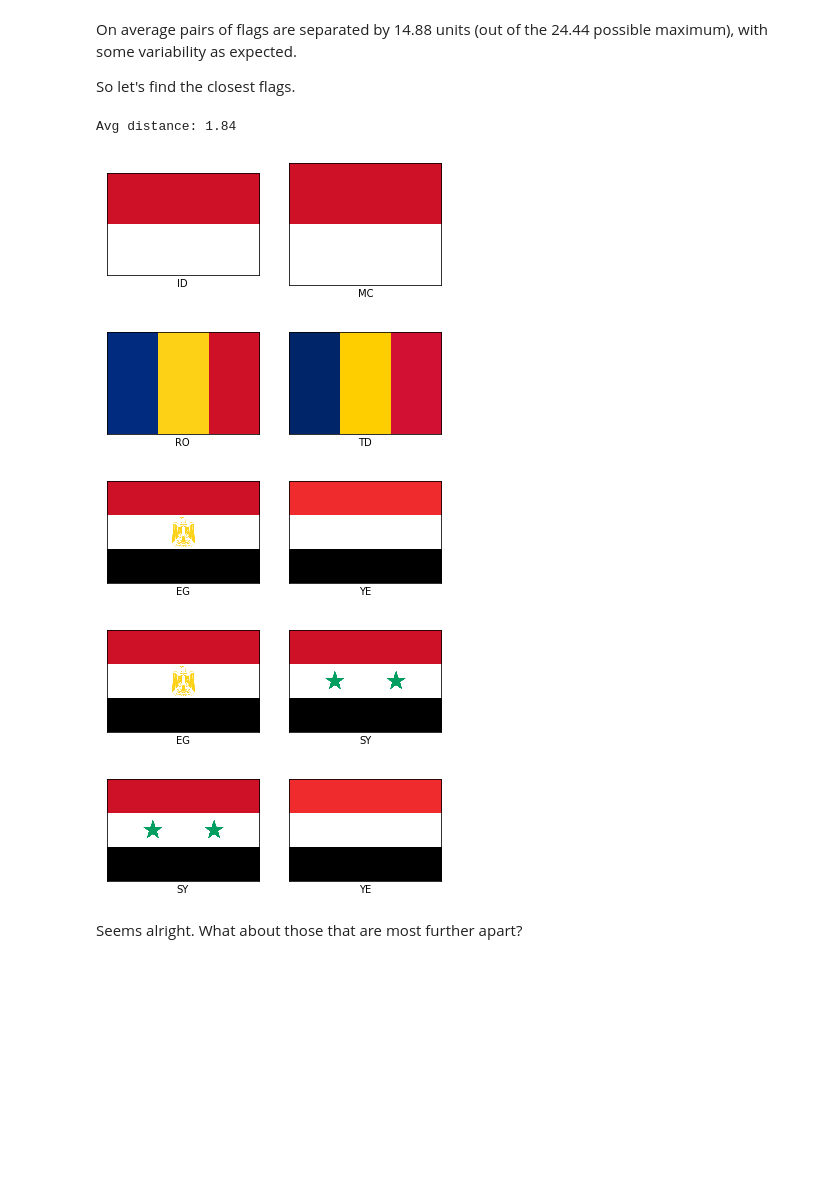
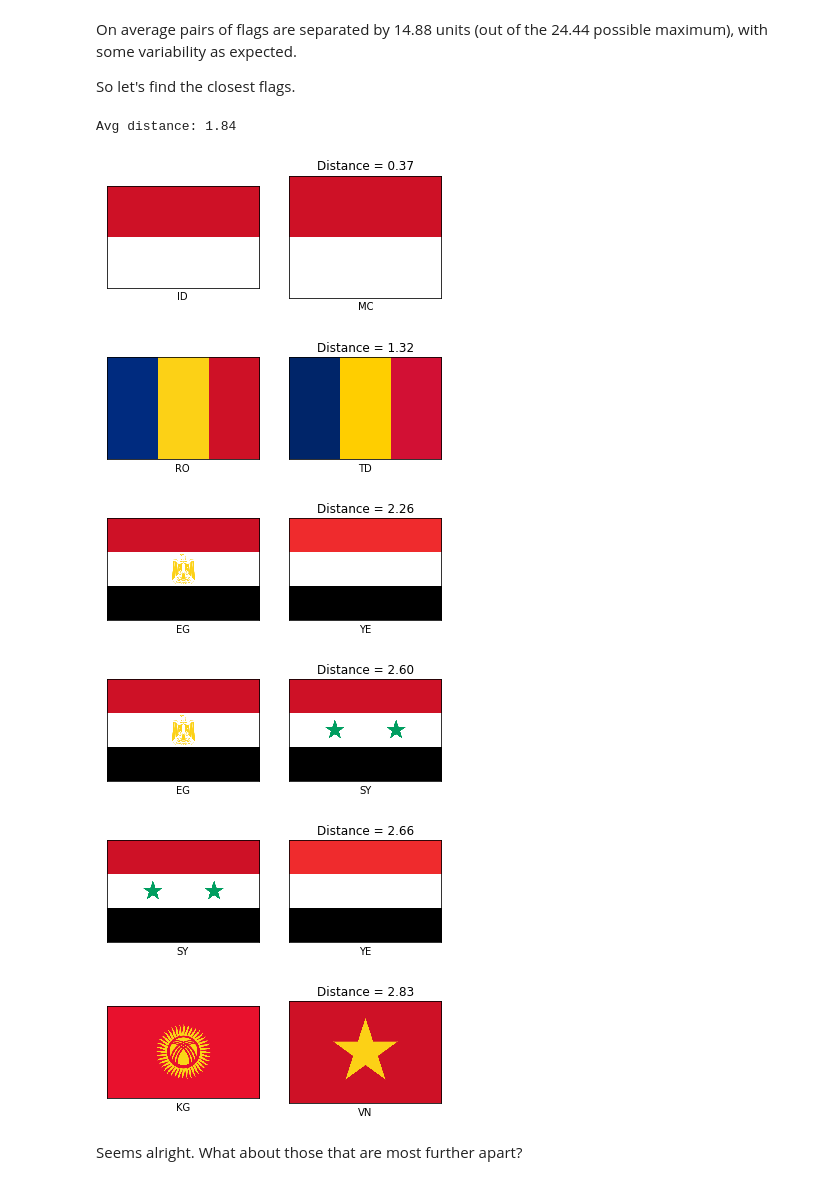
Before and after one commit to ricardoV94/stats, a Jupyter notebook: flags/Flags dendogram.ipynb, the cells around one changed output. Drawn from its saved outputs; the diff is of its cells as text; code cells hidden in the pictures; blank space fills up the shorter version.

```diff
--- a/flags/Flags dendogram.ipynb
+++ b/flags/Flags dendogram.ipynb
@@ -179,17 +179,20 @@ So let's find the closest flags.
 # %%
 sort = np.argsort(distances)
 sorted_pairs = pairs[sort]
+sorted_distances = distances[sort]
 # %%
-for pair in sorted_pairs[:5]:
+for pair, dist in zip(sorted_pairs[:6], sorted_distances[:6]):
     plot_flags(pair)
+    plt.title(f'Distance = {dist:.2f}')
 print(f"Avg distance: {np.mean(distances[sort][:5]):.2f}")
 # %% [output]
 Avg distance: 1.84
-[figure, old version]
+[figure, new version]
-[figure, old version]
+[figure, new version]
-[figure, old version]
+[figure, new version]
-[figure, old version]
+[figure, new version]
-[figure, old version]
+[figure, new version]
+[figure, added]
 # %% [markdown]
 Seems alright. What about those that are most further apart?
 # %%
```
Also changed, not shown: parts of 5 cells of this notebook.
